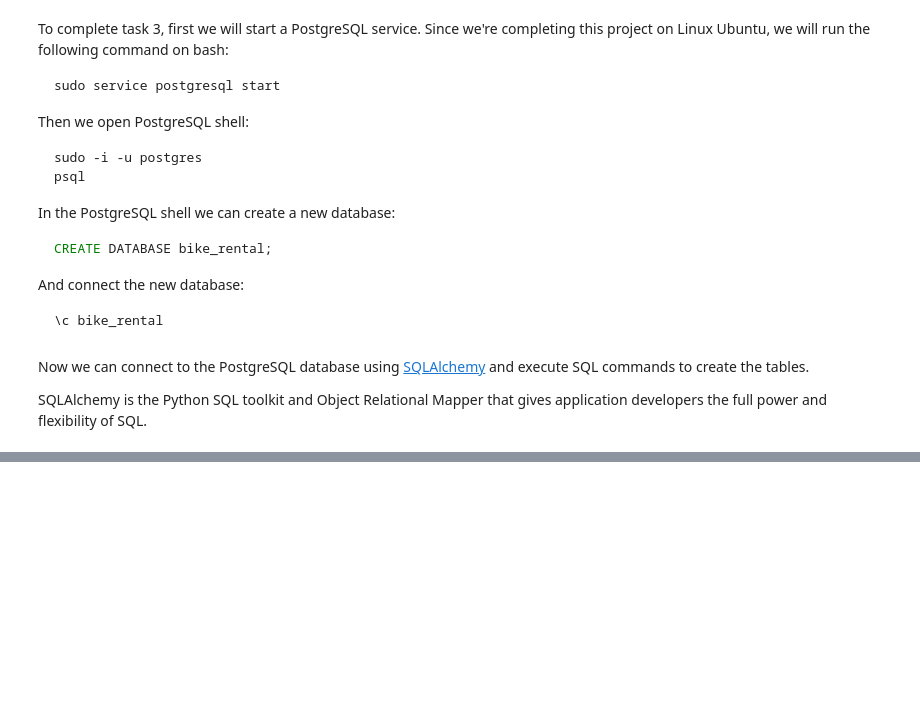
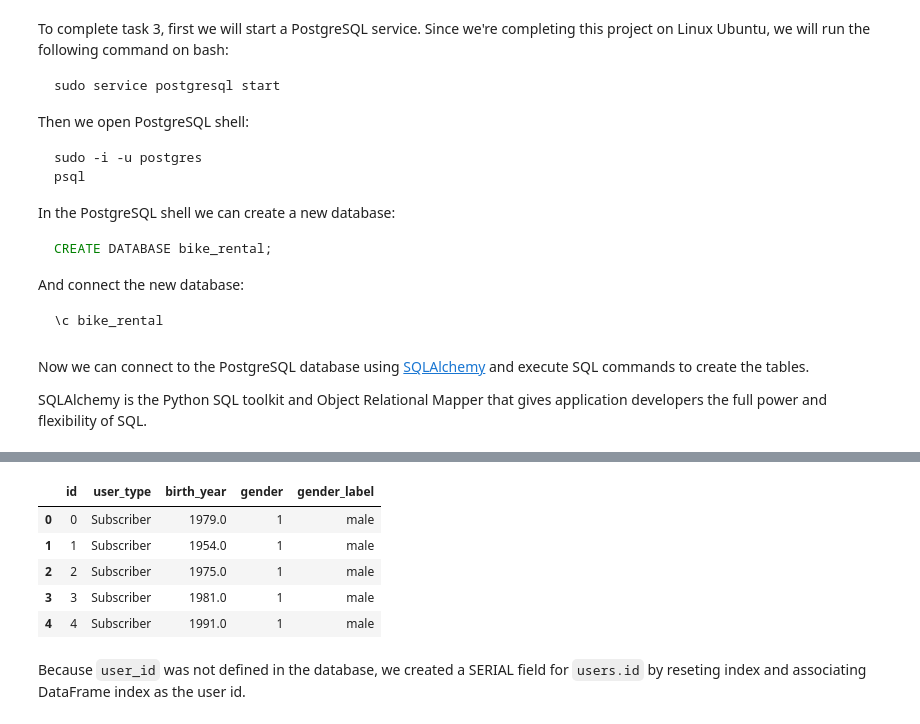
Before and after one commit to JamieSDavis/codecademy_stuff, a Jupyter notebook: Data/bike_rental/Bike Rental Project.ipynb, the cells around one changed output, grey strips where cells are left out. Cells and saved outputs as stored; diff of their text form; code cells hidden in the pictures; blank space fills up the shorter version.

Commit message:
Created Database, onto creating views

```diff
--- a/Data/bike_rental/Bike Rental Project.ipynb
+++ b/Data/bike_rental/Bike Rental Project.ipynb
@@ -576,0 +669,11 @@ with engine.connect() as connection:
+# %%
+users_data.head()
+# %% [output]
+|  | id | user_type | birth_year | gender | gender_label |
+| 0 | 0 | Subscriber | 1979.0 | 1 | male |
+| 1 | 1 | Subscriber | 1954.0 | 1 | male |
+| 2 | 2 | Subscriber | 1975.0 | 1 | male |
+| 3 | 3 | Subscriber | 1981.0 | 1 | male |
+| 4 | 4 | Subscriber | 1991.0 | 1 | male |
+# %% [markdown]
+Because `user_id` was not defined in the database, we created a SERIAL field for `users.id` by reseting index and associating DataFrame index as the user id.
```
Also changed, not shown: parts of 11 cells of this notebook.
